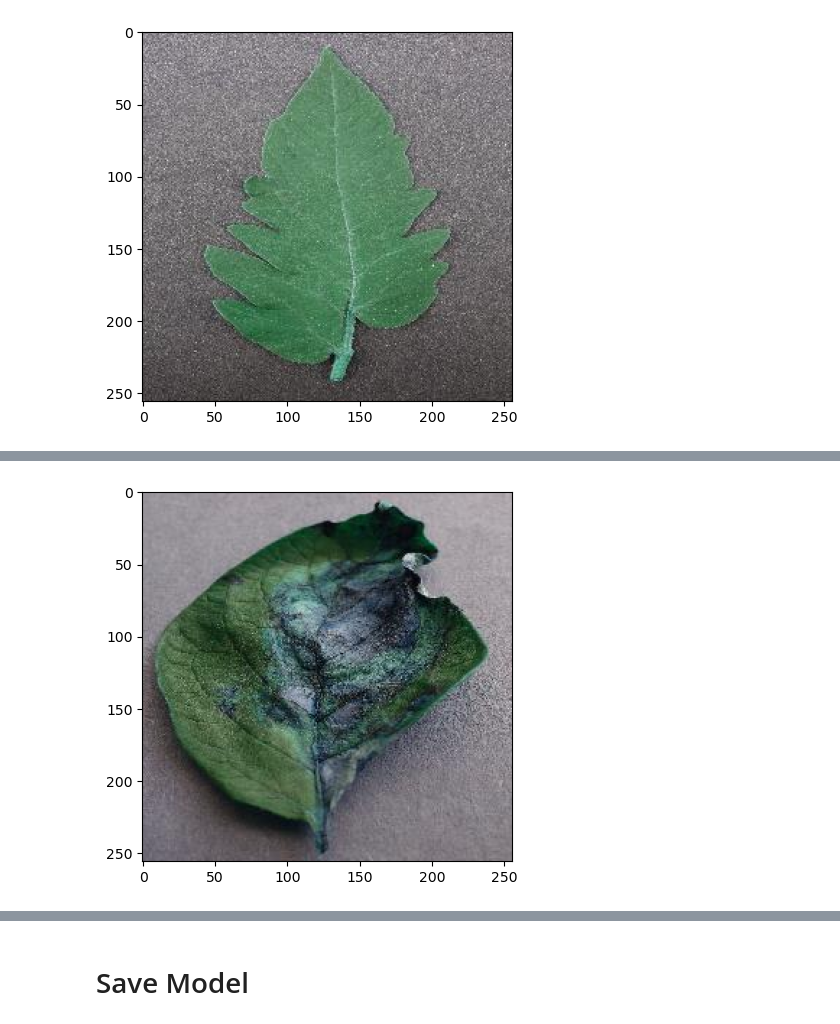
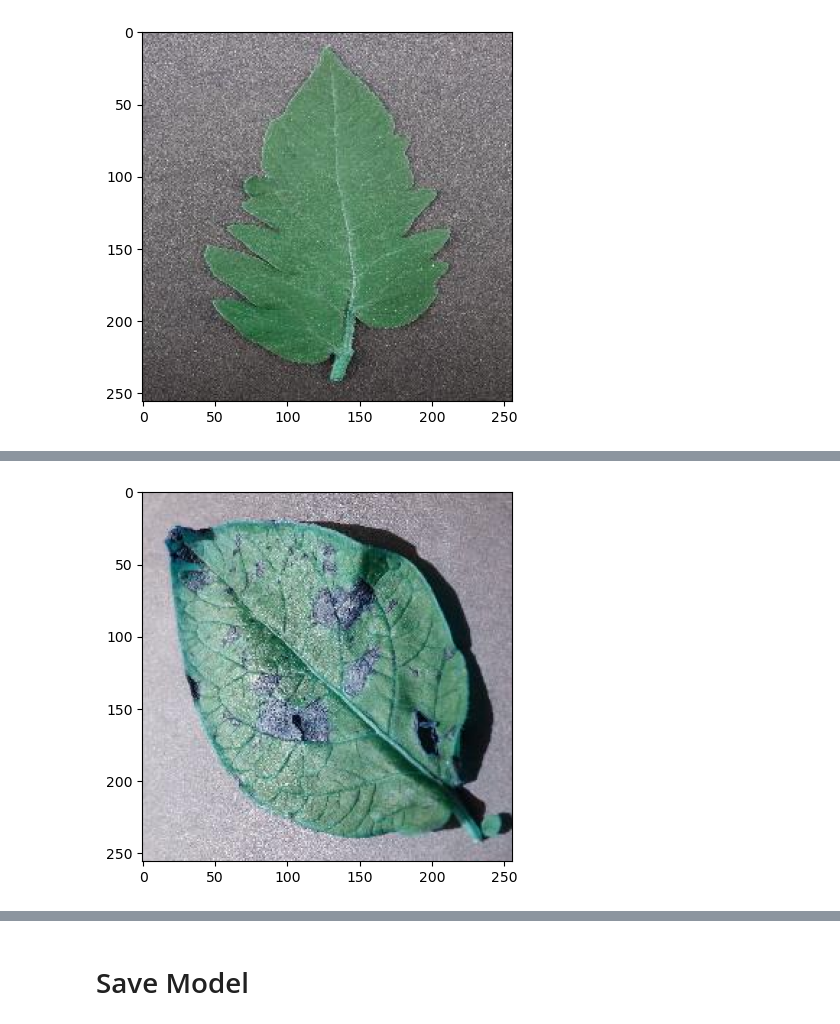
Before and after one commit to DweepVartak/PlantDisease-using-CNN, a Jupyter notebook: CNN model.ipynb, the cells around one changed output, grey strips where cells are left out. Drawn from its saved outputs; the diff is of its cells as text; code cells hidden in the pictures.

```diff
--- a/CNN model.ipynb
+++ b/CNN model.ipynb
@@ -148,9 +130,9 @@ len(data)
 # %% [output]
 261
 # %%
-train_size = int(len(data)*.7)
-val_size = int(len(data)*.2)
-test_size = int(len(data)*.1)+1
+train_size = int(len(scaled_data)*.7)
+val_size = int(len(scaled_data)*.2)
+test_size = int(len(scaled_data)*.1)+1
 # %%
 print(train_size)
 print(val_size)
@@ -160,9 +142,9 @@ print(test_size)
 52
 27
 # %%
-train = data.take(train_size)
-val = data.skip(train_size).take(val_size)
-test = data.skip(train_size+val_size).take(test_size)
+train = scaled_data.take(train_size)
+val = scaled_data.skip(train_size).take(val_size)
+test = scaled_data.skip(train_size+val_size).take(test_size)
 # %% [markdown]
 # Deep Learning Model
 # %%
@@ -225,10 +207,10 @@ Model: "sequential"
 from keras.callbacks import EarlyStopping
 
 # Define the EarlyStopping callback
-early_stopping_callback = EarlyStopping(monitor='val_accuracy', mode='max', verbose=1, min_delta=0.005, baseline=0.9)
+early_stopping_callback = EarlyStopping(monitor='val_accuracy', mode='max', verbose=1, min_delta=0.01, baseline=0.96)
 
 # # Train the model with the EarlyStopping callback
 # hist = model.fit(train, epochs=20, validation_data=val, callbacks=[early_stopping_callback])
 
-hist = model.fit(train, epochs=20, validation_data=val)
+hist = model.fit(train, epochs=10, validation_data=val)
 # %% [output]
@@ -252,3 +237,2 @@ Epoch 20/20
 # %%
-# Continue training the model for additional epochs
-# hist = model.fit(train, epochs=15, initial_epoch=10, validation_data=val)
+hist = model.fit(train, epochs=15, initial_epoch=10, validation_data=val)
@@ -337,14 +329,15 @@ print("Predicted class:", predicted_class)
 Predicted class: Tomato_healthy
 # %%
-test_img1 = cv2.imread(os.path.join('TestImages','potato_lateBlight.JPG'))
+test_img1 = cv2.imread(os.path.join('TestImages','potato_earlyBlight.JPG'))
 plt.imshow(test_img1)
 plt.show()
+test_img1 = np.array(test_img1) / 255.0
 predictions = model.predict(np.expand_dims(test_img1, axis=0))
 
 # Interpret predictions
 predicted_class_index = np.argmax(predictions)
 predicted_class = class_names[predicted_class_index]
 
 print("Predicted class:", predicted_class)
 # %% [output]
-[figure, old version]
+[figure, new version]
```
Also changed, not shown: parts of 14 cells of this notebook, 25 other files.
